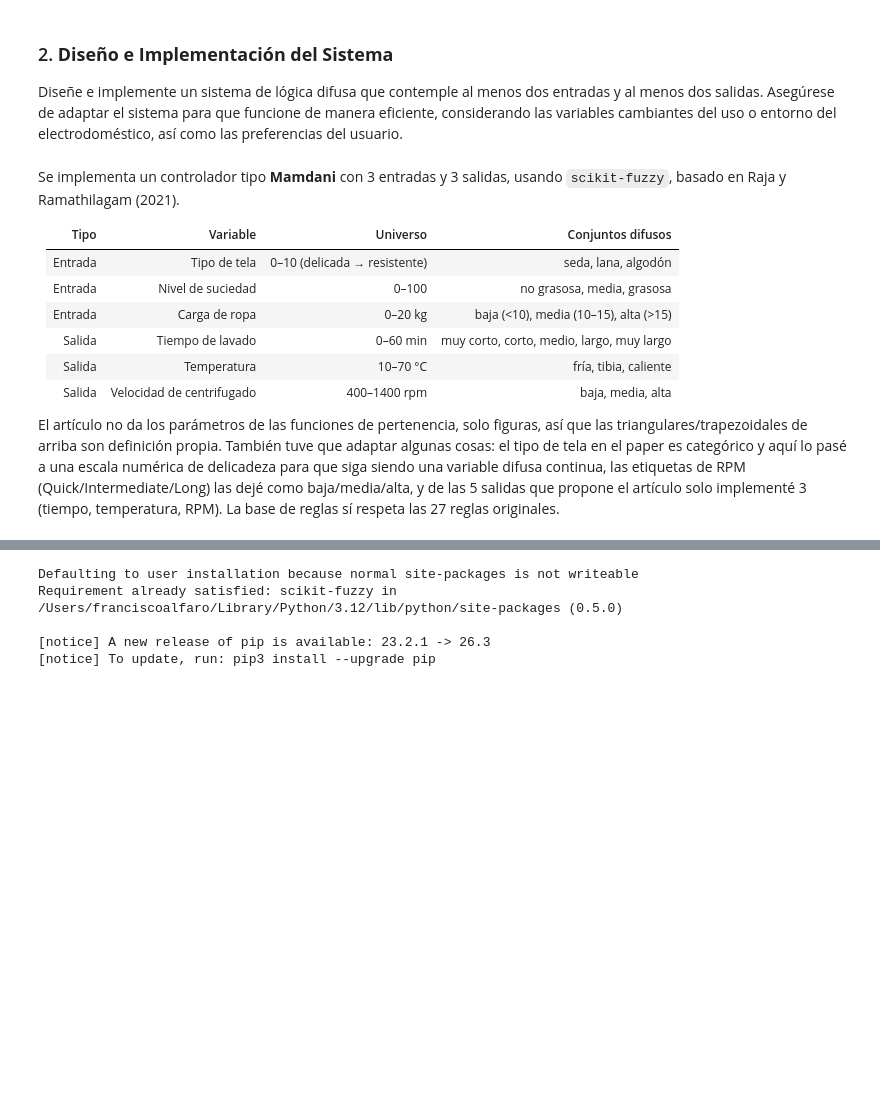
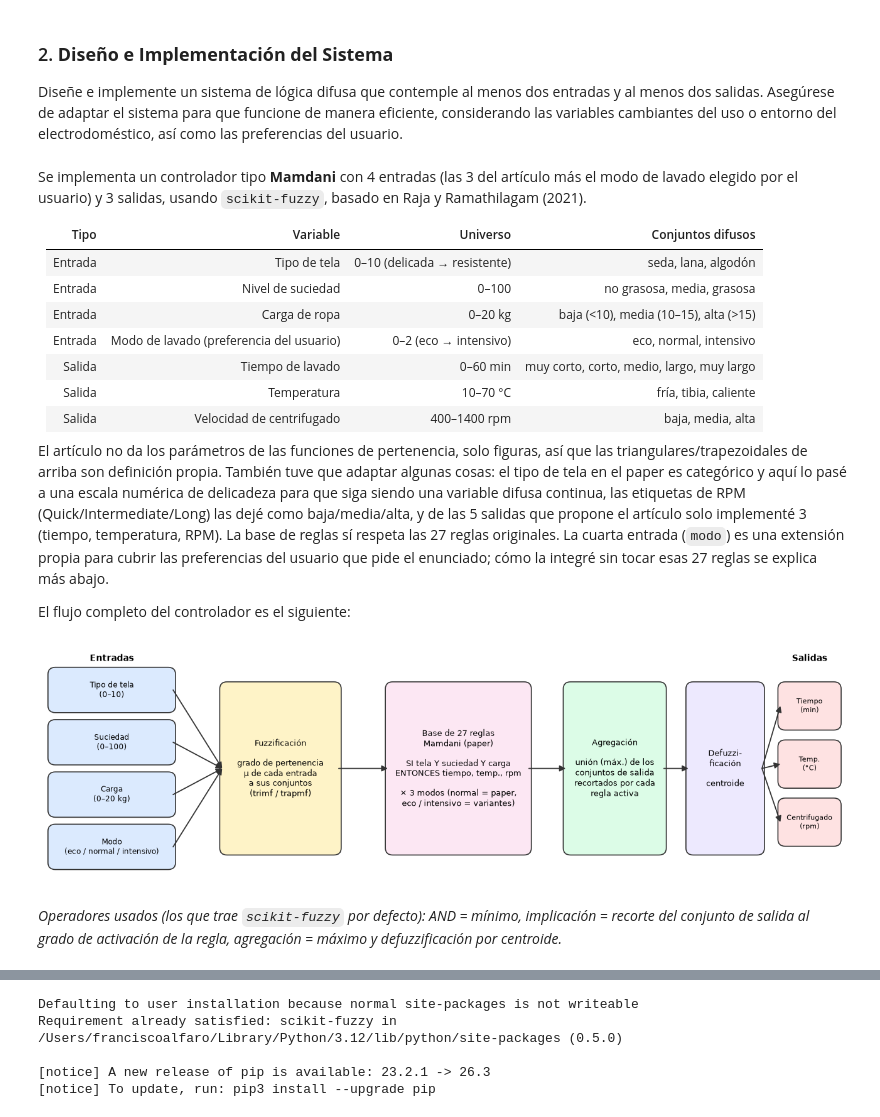
Before and after one commit to fralfaro/IPD434, a Jupyter notebook: certamen/Certamen_2026-2.ipynb, the cells around one changed output, grey strips where cells are left out. Drawn from its saved outputs; the diff is of its cells as text; code cells hidden in the pictures; blank space fills up the shorter version.

```diff
--- a/certamen/Certamen_2026-2.ipynb
+++ b/certamen/Certamen_2026-2.ipynb
@@ -59,15 +59,72 @@ El sistema operará en un **hogar familiar con grandes volúmenes de ropa y dist
 
 Diseñe e implemente un sistema de lógica difusa que contemple al menos dos entradas y al menos dos salidas. Asegúrese de adaptar el sistema para que funcione de manera eficiente, considerando las variables cambiantes del uso o entorno del electrodoméstico, así como las preferencias del usuario.
 # %% [markdown]
-Se implementa un controlador tipo **Mamdani** con 3 entradas y 3 salidas, usando `scikit-fuzzy`, basado en Raja y Ramathilagam (2021).
+Se implementa un controlador tipo **Mamdani** con 4 entradas (las 3 del artículo más el modo de lavado elegido por el usuario) y 3 salidas, usando `scikit-fuzzy`, basado en Raja y Ramathilagam (2021).
 
 | Tipo | Variable | Universo | Conjuntos difusos |
 |---|---|---|---|
 | Entrada | Tipo de tela | 0–10 (delicada → resistente) | seda, lana, algodón |
 | Entrada | Nivel de suciedad | 0–100 | no grasosa, media, grasosa |
 | Entrada | Carga de ropa | 0–20 kg | baja (<10), media (10–15), alta (>15) |
+| Entrada | Modo de lavado (preferencia del usuario) | 0–2 (eco → intensivo) | eco, normal, intensivo |
 | Salida | Tiempo de lavado | 0–60 min | muy corto, corto, medio, largo, muy largo |
 | Salida | Temperatura | 10–70 °C | fría, tibia, caliente |
 | Salida | Velocidad de centrifugado | 400–1400 rpm | baja, media, alta |
 
-El artículo no da los parámetros de las funciones de pertenencia, solo figuras, así que las triangulares/trapezoidales de arriba son definición propia. También tuve que adaptar algunas cosas: el tipo de tela en el paper es categórico y aquí lo pasé a una escala numérica de delicadeza para que siga siendo una variable difusa continua, las etiquetas de RPM (Quick/Intermediate/Long) las dejé como baja/media/alta, y de las 5 salidas que propone el artículo solo implementé 3 (tiempo, temperatura, RPM). La base de reglas sí respeta las 27 reglas originales.
+El artículo no da los parámetros de las funciones de pertenencia, solo figuras, así que las triangulares/trapezoidales de arriba son definición propia. También tuve que adaptar algunas cosas: el tipo de tela en el paper es categórico y aquí lo pasé a una escala numérica de delicadeza para que siga siendo una variable difusa continua, las etiquetas de RPM (Quick/Intermediate/Long) las dejé como baja/media/alta, y de las 5 salidas que propone el artículo solo implementé 3 (tiempo, temperatura, RPM). La base de reglas sí respeta las 27 reglas originales. La cuarta entrada (`modo`) es una extensión propia para cubrir las preferencias del usuario que pide el enunciado; cómo la integré sin tocar esas 27 reglas se explica más abajo.
+
+El flujo completo del controlador es el siguiente:
+# %%
+# diagrama de bloques del controlador (graphviz no está instalado, se dibuja con matplotlib)
+
+import matplotlib.pyplot as plt
+from matplotlib.patches import FancyBboxPatch, FancyArrowPatch
+
+fig, ax = plt.subplots(figsize=(13, 4.0))
+ax.set_xlim(0, 13); ax.set_ylim(0.6, 4.6); ax.axis('off')
+
+def caja(x, y, w, h, texto, color, fs=9, bold=False):
+    ax.add_patch(FancyBboxPatch((x, y), w, h, boxstyle="round,pad=0.04,rounding_size=0.12",
+                                fc=color, ec='#333333', lw=1.2))
+    ax.text(x + w / 2, y + h / 2, texto, ha='center', va='center', fontsize=fs,
+            fontweight='bold' if bold else 'normal')
+
+def flecha(x0, y0, x1, y1):
+    ax.add_patch(FancyArrowPatch((x0, y0), (x1, y1), arrowstyle='-|>', mutation_scale=14,
+                                 lw=1.3, color='#333333', shrinkA=0, shrinkB=0))
+
+# columnas: x inicial y ancho
+col = dict(ent=(0.1, 2.0), fuz=(2.9, 1.9), reg=(5.6, 2.3), agr=(8.5, 1.6), dfz=(10.5, 1.2), sal=(12.0, 0.95))
+
+# Entradas
+entradas = ['Tipo de tela\n(0–10)', 'Suciedad\n(0–100)', 'Carga\n(0–20 kg)', 'Modo\n(eco / normal / intensivo)']
+ys = [3.55, 2.65, 1.75, 0.85]
+for t, y in zip(entradas, ys):
+    caja(col['ent'][0], y, col['ent'][1], 0.7, t, '#dbeafe', fs=8.5)
+ax.text(col['ent'][0] + col['ent'][1] / 2, 4.4, 'Entradas', ha='center', fontweight='bold', fontsize=10)
+
+# Bloques centrales
+caja(*(col['fuz'][0], 1.1), col['fuz'][1], 2.9, 'Fuzzificación\n\ngrado de pertenencia\nμ de cada entrada\na sus conjuntos\n(trimf / trapmf)', '#fef3c7', bold=False)
+caja(*(col['reg'][0], 1.1), col['reg'][1], 2.9, 'Base de 27 reglas\nMamdani (paper)\n\nSI tela Y suciedad Y carga\nENTONCES tiempo, temp., rpm\n\n× 3 modos (normal = paper,\neco / intensivo = variantes)', '#fce7f3')
+caja(*(col['agr'][0], 1.1), col['agr'][1], 2.9, 'Agregación\n\nunión (máx.) de los\nconjuntos de salida\nrecortados por cada\nregla activa', '#dcfce7')
+caja(*(col['dfz'][0], 1.1), col['dfz'][1], 2.9, 'Defuzzi-\nficación\n\ncentroide', '#ede9fe')
+
+# Salidas
+salidas = ['Tiempo\n(min)', 'Temp.\n(°C)', 'Centrifugado\n(rpm)']
+for t, y in zip(salidas, [3.25, 2.25, 1.25]):
+    caja(col['sal'][0], y, col['sal'][1], 0.75, t, '#fee2e2', fs=8)
+ax.text(col['sal'][0] + col['sal'][1] / 2, 4.4, 'Salidas', ha='center', fontweight='bold', fontsize=10)
+
+# Flechas
+for y in ys:
+    flecha(col['ent'][0] + col['ent'][1], y + 0.35, col['fuz'][0], 2.55)
+for a, b in [('fuz', 'reg'), ('reg', 'agr'), ('agr', 'dfz')]:
+    flecha(col[a][0] + col[a][1], 2.55, col[b][0], 2.55)
+for y in [3.25, 2.25, 1.25]:
+    flecha(col['dfz'][0] + col['dfz'][1], 2.55, col['sal'][0], y + 0.375)
+
+plt.tight_layout(); plt.show()
+# %% [output]
+[figure, added]
+# %% [markdown]
+*Operadores usados (los que trae `scikit-fuzzy` por defecto): AND = mínimo, implicación = recorte del conjunto de salida al grado de activación de la regla, agregación = máximo y defuzzificación por centroide.*
```
Also changed, not shown: parts of 43 cells of this notebook.
